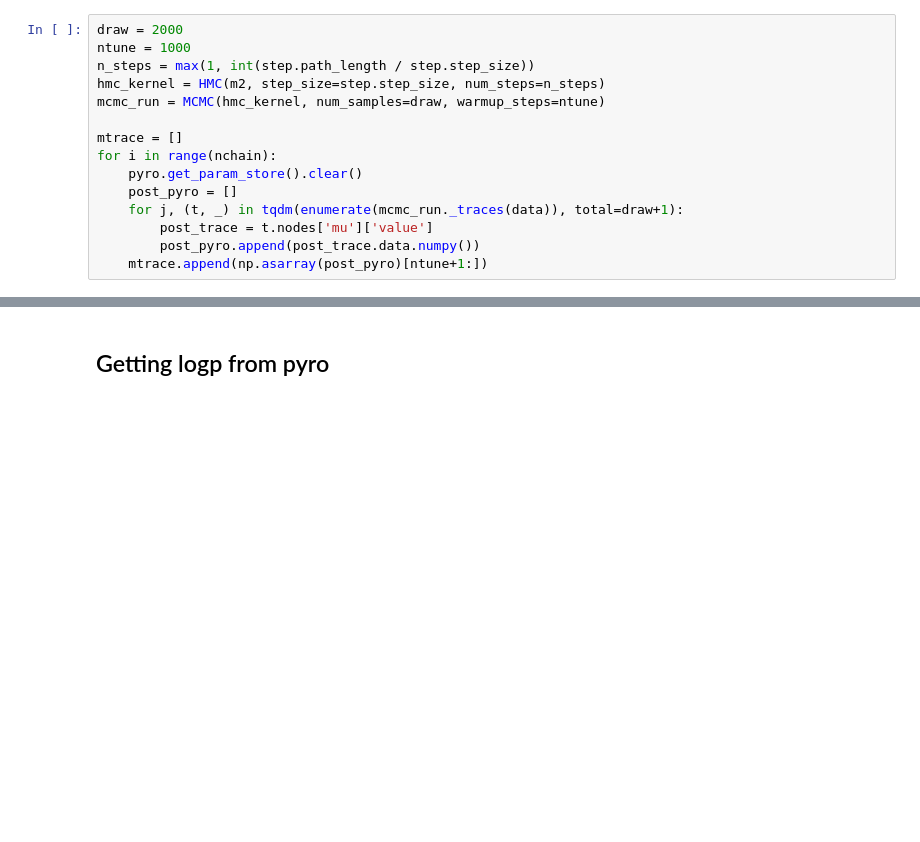
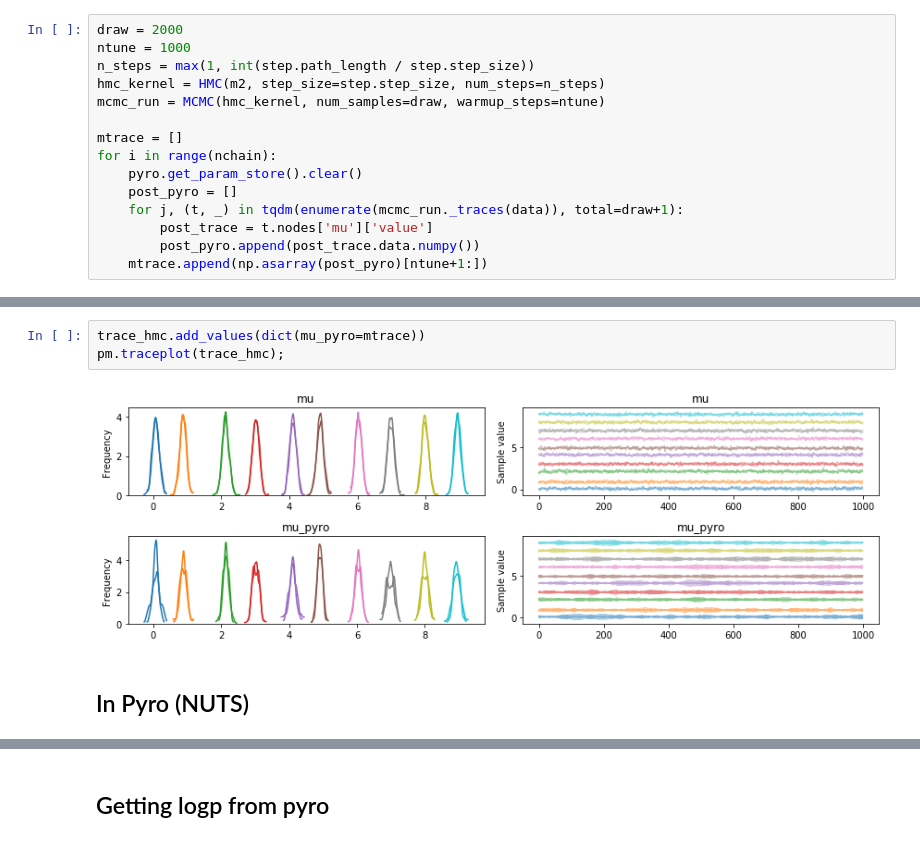
Before and after one commit to pymc-devs/pymc4_prototypes, a Jupyter notebook: pytorch/pymc4_torch/HMC_in_pyro.ipynb, the cells around one changed output, grey strips where cells are left out. Drawn from its saved outputs; the diff is of its cells as text; blank space fills up the shorter version.

```diff
--- a/pytorch/pymc4_torch/HMC_in_pyro.ipynb
+++ b/pytorch/pymc4_torch/HMC_in_pyro.ipynb
@@ -80,0 +94,7 @@ for i in range(nchain):
+# %%
+trace_hmc.add_values(dict(mu_pyro=mtrace))
+pm.traceplot(trace_hmc);
+# %% [output]
+[figure, added]
+# %% [markdown]
+## In Pyro (NUTS)
```
Also changed, not shown: parts of 53 cells of this notebook.
